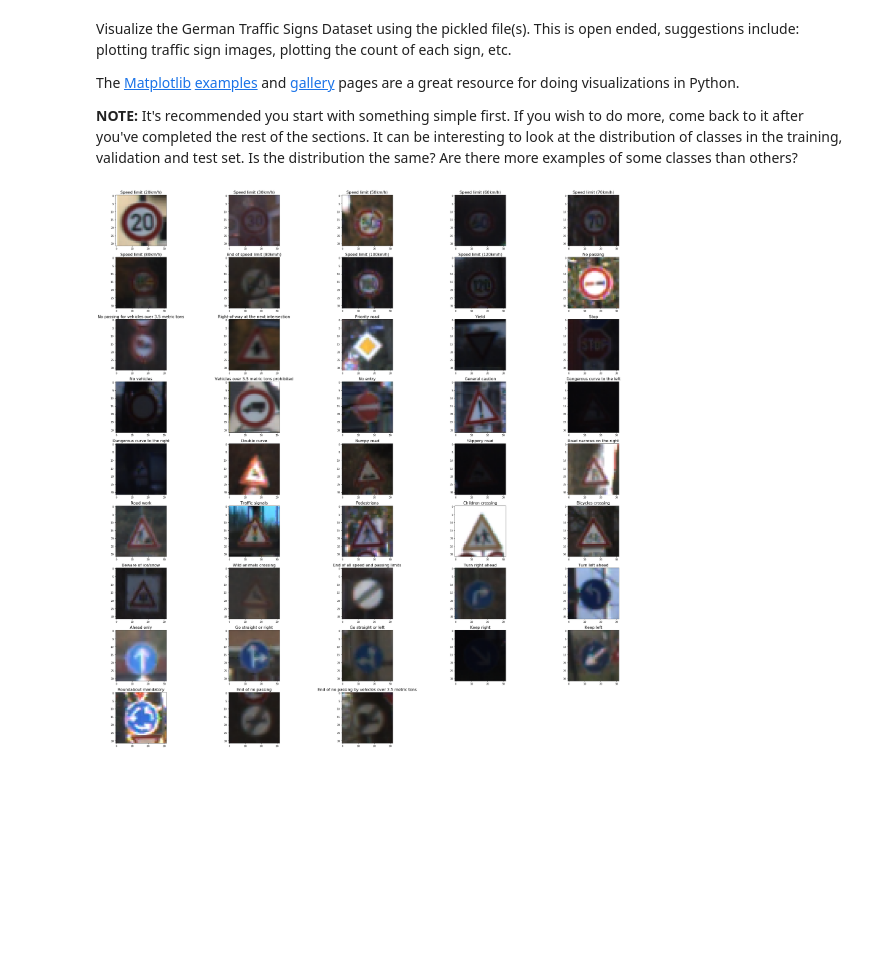
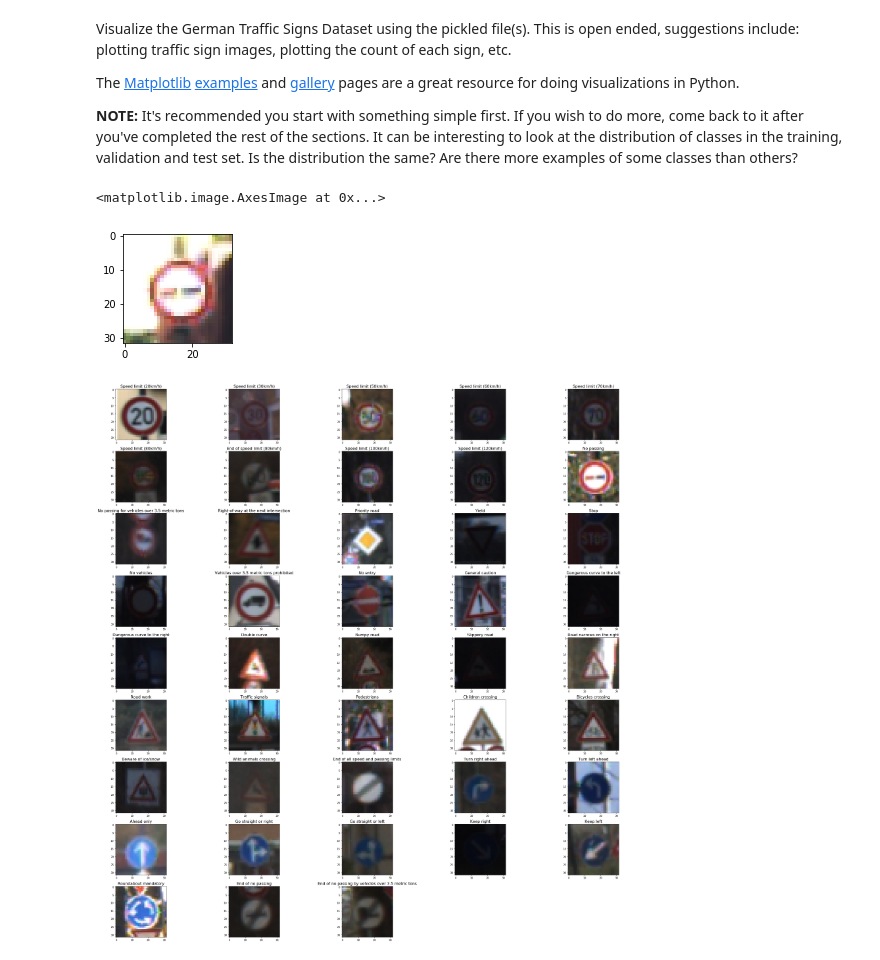
Before and after one commit to chriscab83/CarND-Traffic-Sign-Classifier-Project, a Jupyter notebook: Traffic_Sign_Classifier.ipynb, the cells around one changed output. Saved outputs shown, nothing was run; the diff lists cells and outputs as text; code cells hidden in the pictures; blank space fills up the shorter version.

```diff
--- a/Traffic_Sign_Classifier.ipynb
+++ b/Traffic_Sign_Classifier.ipynb
@@ -99,4 +99,20 @@ with open('signnames.csv', mode='r') as infile:
     csv_reader = csv.reader(infile)
     next(csv_reader, None)
     label_dict = {int(rows[0]):rows[1] for rows in csv_reader}
+# %%
+import numpy as np
+import matplotlib.pyplot as plt
+import random
+# Visualizations will be shown in the notebook.
+%matplotlib inline
+
+# display single random image for verification
+idx = random.randint(0, len(X_train))
+img = X_train[idx]
+
+plt.figure(figsize=(2,2))
+plt.imshow(img)
+# %% [output]
+<matplotlib.image.AxesImage at 0x...>
+[figure, added]
 # %%
```
Also changed, not shown: parts of 9 cells of this notebook, 3 other files.
